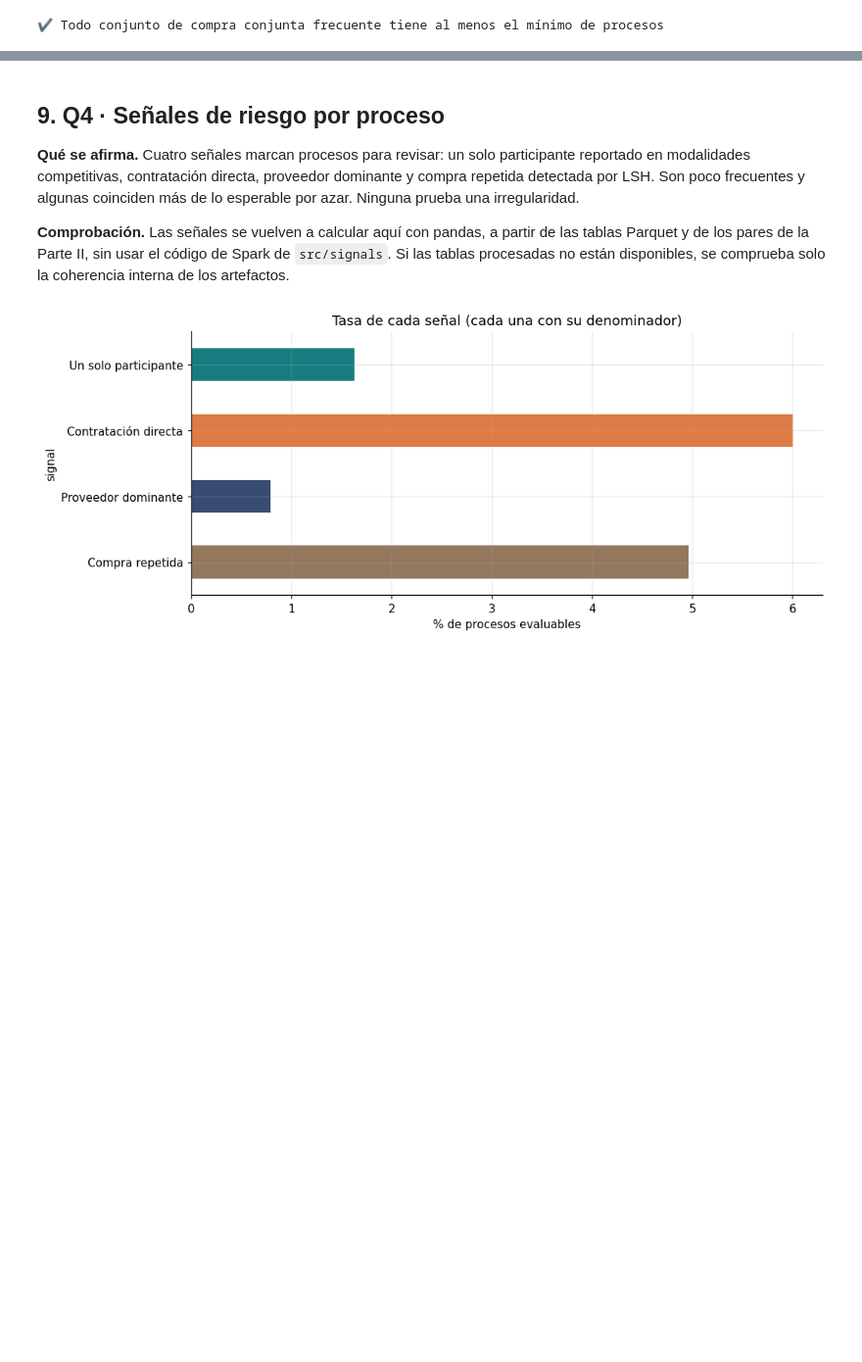
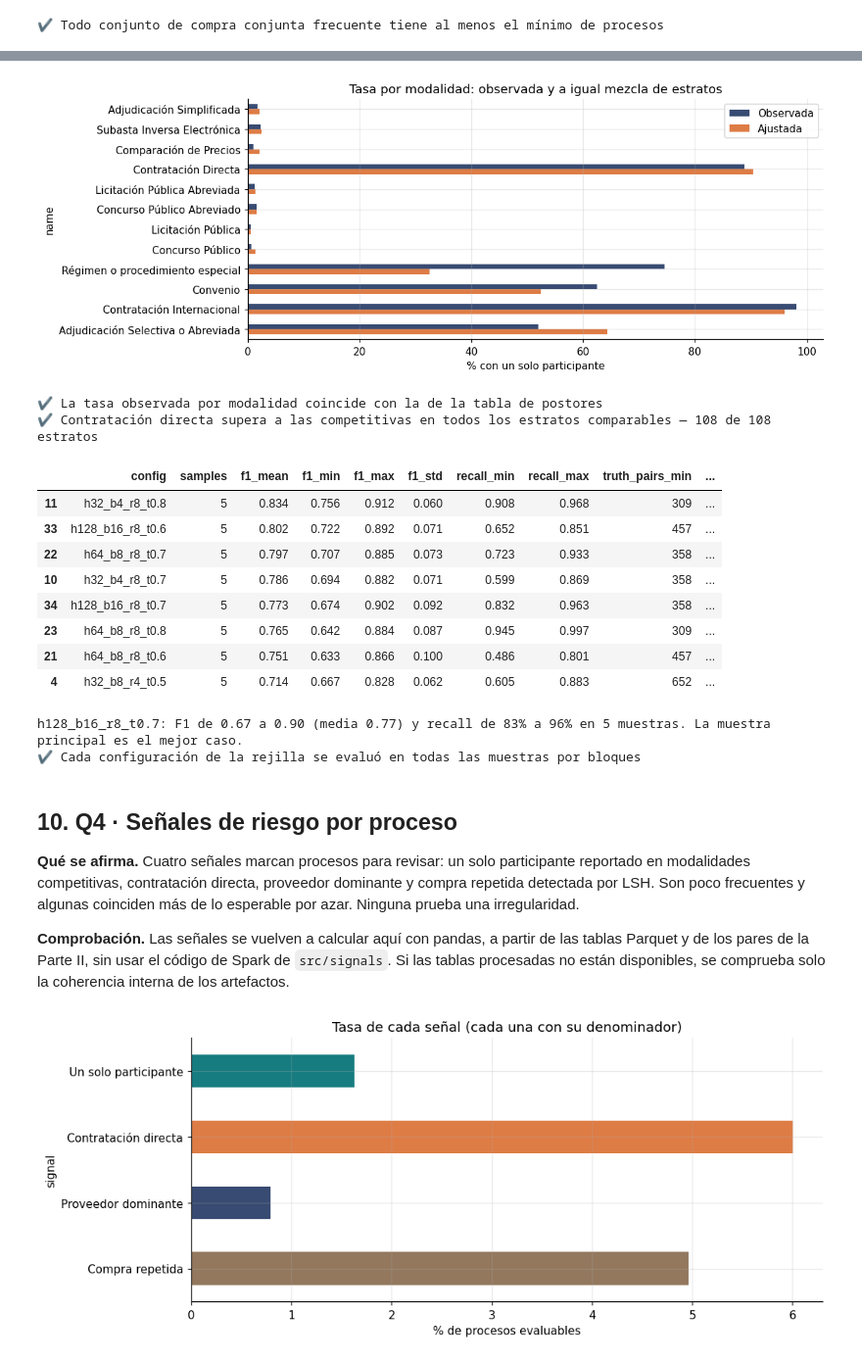
Before and after one commit to NotRtro/Proyecto-Integrador, a Jupyter notebook: notebooks/sustento.ipynb, the cells around one changed output, grey strips where cells are left out. Shown at 98% size. Cells and saved outputs as stored; diff of their text form; code cells hidden in the pictures; blank space fills up the shorter version.

Commit message:
docs: añadir la competencia ajustada y las réplicas de lsh al notebook

```diff
--- a/notebooks/sustento.ipynb
+++ b/notebooks/sustento.ipynb
@@ -511,5 +518,39 @@ check('Parte V', 'Todo conjunto de compra conjunta frecuente tiene al menos el m
+# %%
+adj = csv('eda/single_bidder_adjusted.csv'); per = doc('eda/single_bidder_persistence.json')
+mod = adj[(adj.level == 'modalidad') & (adj.informed >= 1000)].set_index('name')
+ax = (mod[['raw_rate', 'adjusted_rate']] * 100).rename(columns={'raw_rate': 'Observada', 'adjusted_rate': 'Ajustada'}).plot.barh(color=[NAVY, ORANGE])
+ax.invert_yaxis(); ax.set_xlabel('% con un solo participante'); ax.set_title('Tasa por modalidad: observada y a igual mezcla de estratos'); plt.show()
+bm = csv('eda/bidders_by_modality.csv').set_index('modality')
+check('Q2', 'La tasa observada por modalidad coincide con la de la tabla de postores',
+      bool(np.allclose(mod.raw_rate, bm.single_share.reindex(mod.index), atol=1e-9)))
+check('Q2', 'Contratación directa supera a las competitivas en todos los estratos comparables',
+      per['strata_where_direct_is_higher'] == per['comparable_strata'] > 0,
+      f"{per['strata_where_direct_is_higher']} de {per['comparable_strata']} estratos")
+
+stab = csv('similarity/lsh_stability.csv'); best = csv('similarity/lsh_parameter_grid.csv').sort_values(['f1', 'recall']).iloc[-1]
+row = stab[stab.config == best.config].iloc[0]
+display(stab.sort_values('f1_mean', ascending=False).head(8).round(3))
+print(f'{best.config}: F1 de {row.f1_min:.2f} a {row.f1_max:.2f} (media {row.f1_mean:.2f}) y recall de '
+      f'{row.recall_min:.0%} a {row.recall_max:.0%} en {int(row.samples)} muestras. La muestra principal es el mejor caso.')
+check('Parte II', 'Cada configuración de la rejilla se evaluó en todas las muestras por bloques',
+      bool((stab.samples == stab.samples.max()).all()) and stab.samples.max() >= 5)
+# %% [output]
+[figure, added]
+✔ La tasa observada por modalidad coincide con la de la tabla de postores
+✔ Contratación directa supera a las competitivas en todos los estratos comparables — 108 de 108 estratos
+|  | config | samples | f1_mean | f1_min | f1_max | f1_std | recall_min | recall_max | truth_pairs_min | ... |
+| 11 | h32_b4_r8_t0.8 | 5 | 0.834 | 0.756 | 0.912 | 0.060 | 0.908 | 0.968 | 309 | ... |
+| 33 | h128_b16_r8_t0.6 | 5 | 0.802 | 0.722 | 0.892 | 0.071 | 0.652 | 0.851 | 457 | ... |
+| 22 | h64_b8_r8_t0.7 | 5 | 0.797 | 0.707 | 0.885 | 0.073 | 0.723 | 0.933 | 358 | ... |
+| 10 | h32_b4_r8_t0.7 | 5 | 0.786 | 0.694 | 0.882 | 0.071 | 0.599 | 0.869 | 358 | ... |
+| 34 | h128_b16_r8_t0.7 | 5 | 0.773 | 0.674 | 0.902 | 0.092 | 0.832 | 0.963 | 358 | ... |
+| 23 | h64_b8_r8_t0.8 | 5 | 0.765 | 0.642 | 0.884 | 0.087 | 0.945 | 0.997 | 309 | ... |
+| 21 | h64_b8_r8_t0.6 | 5 | 0.751 | 0.633 | 0.866 | 0.100 | 0.486 | 0.801 | 457 | ... |
+| 4 | h32_b8_r4_t0.5 | 5 | 0.714 | 0.667 | 0.828 | 0.062 | 0.605 | 0.883 | 652 | ... |
+h128_b16_r8_t0.7: F1 de 0.67 a 0.90 (media 0.77) y recall de 83% a 96% en 5 muestras. La muestra principal es el mejor caso.
+✔ Cada configuración de la rejilla se evaluó en todas las muestras por bloques
 # %% [markdown]
-## 9. Q4 · Señales de riesgo por proceso
+## 10. Q4 · Señales de riesgo por proceso
 
 **Qué se afirma.** Cuatro señales marcan procesos para revisar: un solo participante reportado en modalidades
 competitivas, contratación directa, proveedor dominante y compra repetida detectada por LSH. Son poco frecuentes y
```
Also changed, not shown: parts of 9 cells of this notebook, 2 other files.
